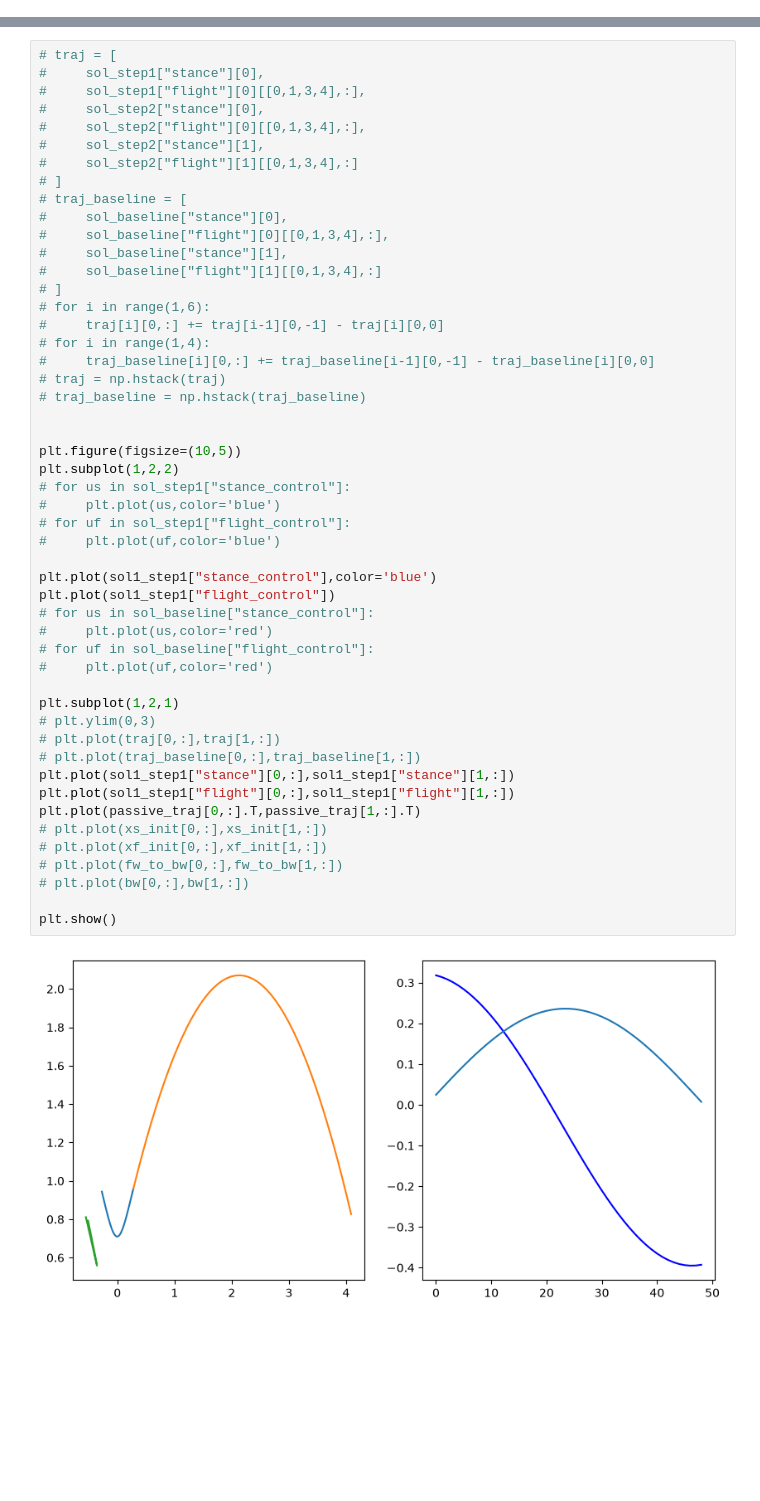
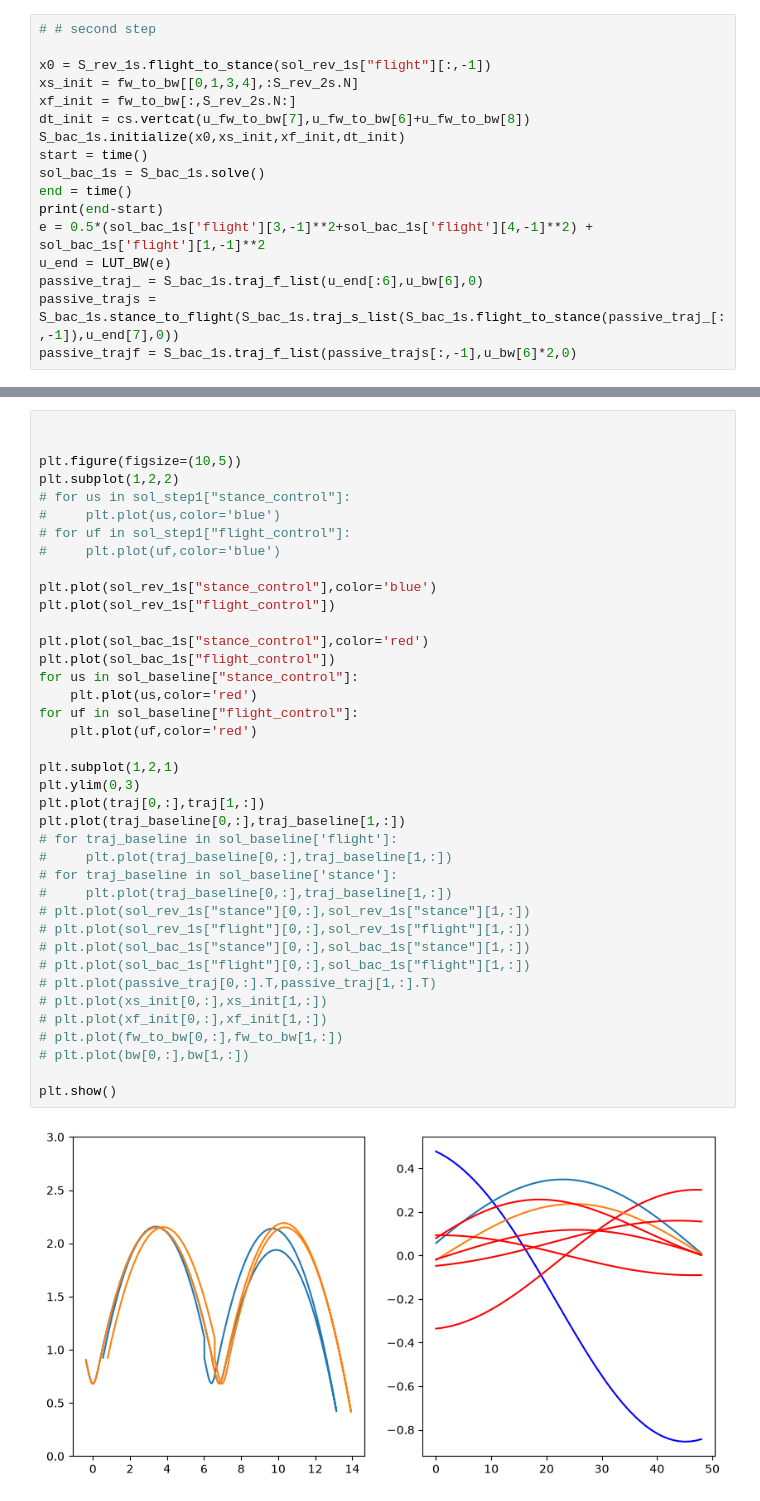
Before and after one commit to GLembrez/NMM-hopper, a Jupyter notebook: controller.ipynb, the cells around one changed output, grey strips where cells are left out. Drawn from its saved outputs; the diff is of its cells as text; blank space fills up the shorter version.

Commit message:
created final figures

```diff
--- a/controller.ipynb
+++ b/controller.ipynb
@@ -167,0 +133,17 @@ passive_traj = solver_RL_1.traj_s_list(solver_RL_1.flight_to_stance(sol1_step1['
+# %%
+# # second step
+
+x0 = S_rev_1s.flight_to_stance(sol_rev_1s["flight"][:,-1])
+xs_init = fw_to_bw[[0,1,3,4],:S_rev_2s.N]
+xf_init = fw_to_bw[:,S_rev_2s.N:]
+dt_init = cs.vertcat(u_fw_to_bw[7],u_fw_to_bw[6]+u_fw_to_bw[8])
+S_bac_1s.initialize(x0,xs_init,xf_init,dt_init)
+start = time()
+sol_bac_1s = S_bac_1s.solve()
+end = time()
+print(end-start)
+e = 0.5*(sol_bac_1s['flight'][3,-1]**2+sol_bac_1s['flight'][4,-1]**2) + sol_bac_1s['flight'][1,-1]**2
+u_end = LUT_BW(e)
+passive_traj_ = S_bac_1s.traj_f_list(u_end[:6],u_bw[6],0)
+passive_trajs = S_bac_1s.stance_to_flight(S_bac_1s.traj_s_list(S_bac_1s.flight_to_stance(passive_traj_[:,-1]),u_end[7],0))
+passive_trajf = S_bac_1s.traj_f_list(passive_trajs[:,-1],u_bw[6]*2,0)
@@ -179,53 +342,42 @@ passive_traj = solver_RL_1.traj_s_list(solver_RL_1.flight_to_stance(sol1_step1['
 # %%
-# traj = [
-#     sol_step1["stance"][0],
-#     sol_step1["flight"][0][[0,1,3,4],:],
-#     sol_step2["stance"][0],
-#     sol_step2["flight"][0][[0,1,3,4],:],
-#     sol_step2["stance"][1],
-#     sol_step2["flight"][1][[0,1,3,4],:]
-# ]
-# traj_baseline = [
-#     sol_baseline["stance"][0],
-#     sol_baseline["flight"][0][[0,1,3,4],:],
-#     sol_baseline["stance"][1],
-#     sol_baseline["flight"][1][[0,1,3,4],:]
-# ]
-# for i in range(1,6):
-#     traj[i][0,:] += traj[i-1][0,-1] - traj[i][0,0]
-# for i in range(1,4):
-#     traj_baseline[i][0,:] += traj_baseline[i-1][0,-1] - traj_baseline[i][0,0]
-# traj = np.hstack(traj)
-# traj_baseline = np.hstack(traj_baseline)
 
 
 plt.figure(figsize=(10,5))
 plt.subplot(1,2,2)
 # for us in sol_step1["stance_control"]:
 #     plt.plot(us,color='blue')
 # for uf in sol_step1["flight_control"]:
 #     plt.plot(uf,color='blue')
 
-plt.plot(sol1_step1["stance_control"],color='blue')
-plt.plot(sol1_step1["flight_control"])
-# for us in sol_baseline["stance_control"]:
-#     plt.plot(us,color='red')
-# for uf in sol_baseline["flight_control"]:
-#     plt.plot(uf,color='red')
+plt.plot(sol_rev_1s["stance_control"],color='blue')
+plt.plot(sol_rev_1s["flight_control"])
+
+plt.plot(sol_bac_1s["stance_control"],color='red')
+plt.plot(sol_bac_1s["flight_control"])
+for us in sol_baseline["stance_control"]:
+    plt.plot(us,color='red')
+for uf in sol_baseline["flight_control"]:
+    plt.plot(uf,color='red')
 
 plt.subplot(1,2,1)
-# plt.ylim(0,3)
-# plt.plot(traj[0,:],traj[1,:])
-# plt.plot(traj_baseline[0,:],traj_baseline[1,:])
-plt.plot(sol1_step1["stance"][0,:],sol1_step1["stance"][1,:])
-plt.plot(sol1_step1["flight"][0,:],sol1_step1["flight"][1,:])
-plt.plot(passive_traj[0,:].T,passive_traj[1,:].T)
+plt.ylim(0,3)
+plt.plot(traj[0,:],traj[1,:])
+plt.plot(traj_baseline[0,:],traj_baseline[1,:])
+# for traj_baseline in sol_baseline['flight']:
+#     plt.plot(traj_baseline[0,:],traj_baseline[1,:])
+# for traj_baseline in sol_baseline['stance']:
+#     plt.plot(traj_baseline[0,:],traj_baseline[1,:])
+# plt.plot(sol_rev_1s["stance"][0,:],sol_rev_1s["stance"][1,:])
+# plt.plot(sol_rev_1s["flight"][0,:],sol_rev_1s["flight"][1,:])
+# plt.plot(sol_bac_1s["stance"][0,:],sol_bac_1s["stance"][1,:])
+# plt.plot(sol_bac_1s["flight"][0,:],sol_bac_1s["flight"][1,:])
+# plt.plot(passive_traj[0,:].T,passive_traj[1,:].T)
 # plt.plot(xs_init[0,:],xs_init[1,:])
 # plt.plot(xf_init[0,:],xf_init[1,:])
 # plt.plot(fw_to_bw[0,:],fw_to_bw[1,:])
 # plt.plot(bw[0,:],bw[1,:])
 
 plt.show()
 # %% [output]
-[figure, old version]
+[figure, new version]
 # %%
```
Also changed, not shown: parts of 28 cells of this notebook.
